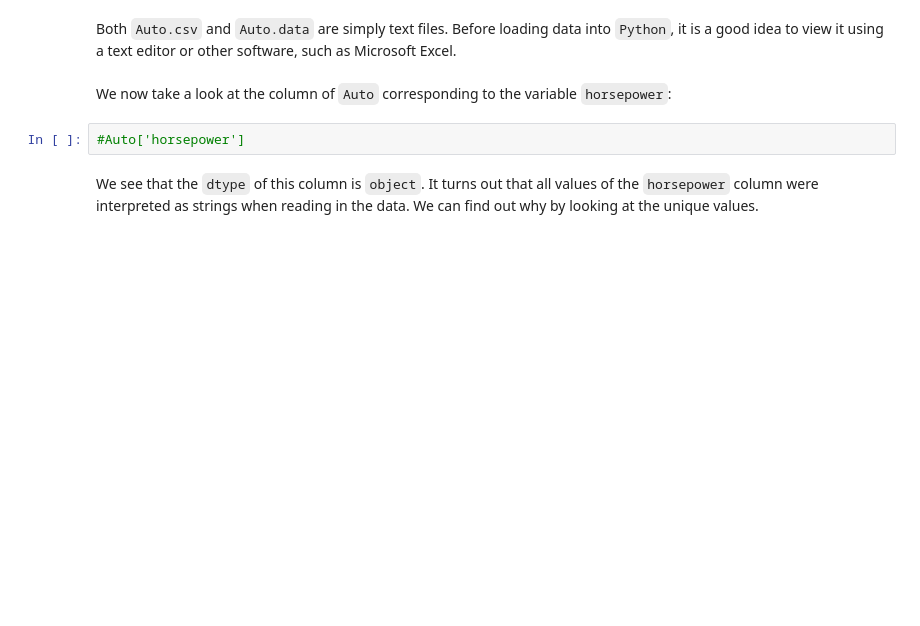
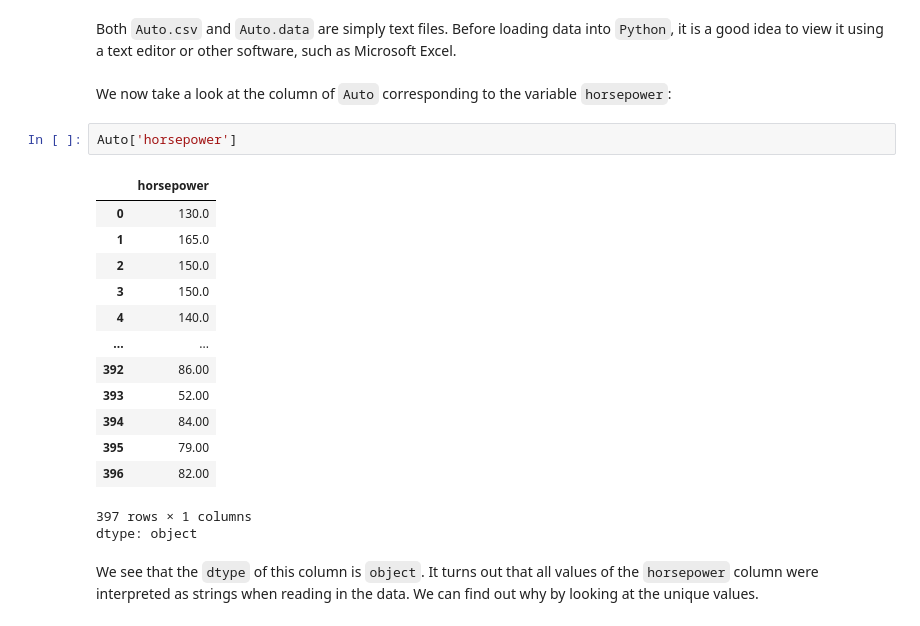
Before and after one commit to AnaKarenDeLaCruzGarcia/ISLP_labs, a Jupyter notebook: Ch02-statlearn-lab.ipynb, the cells around one changed output. Drawn from its saved outputs; the diff is of its cells as text; blank space fills up the shorter version.

```diff
--- a/Ch02-statlearn-lab.ipynb
+++ b/Ch02-statlearn-lab.ipynb
@@ -867,7 +886,22 @@ a text editor or other software, such as Microsoft Excel.
 # %% [markdown]
 We now take a look at the column of `Auto` corresponding to the variable `horsepower`:
 # %%
-#Auto['horsepower']
+Auto['horsepower']
+# %% [output]
+|  | horsepower |
+| 0 | 130.0 |
+| 1 | 165.0 |
+| 2 | 150.0 |
+| 3 | 150.0 |
+| 4 | 140.0 |
+| ... | ... |
+| 392 | 86.00 |
+| 393 | 52.00 |
+| 394 | 84.00 |
+| 395 | 79.00 |
+| 396 | 82.00 |
+397 rows × 1 columns
+dtype: object
 # %% [markdown]
 We see that the `dtype` of this column is `object`.
 It turns out that all values of the `horsepower` column were interpreted as strings when reading
```
Also changed, not shown: parts of 15 cells of this notebook.
